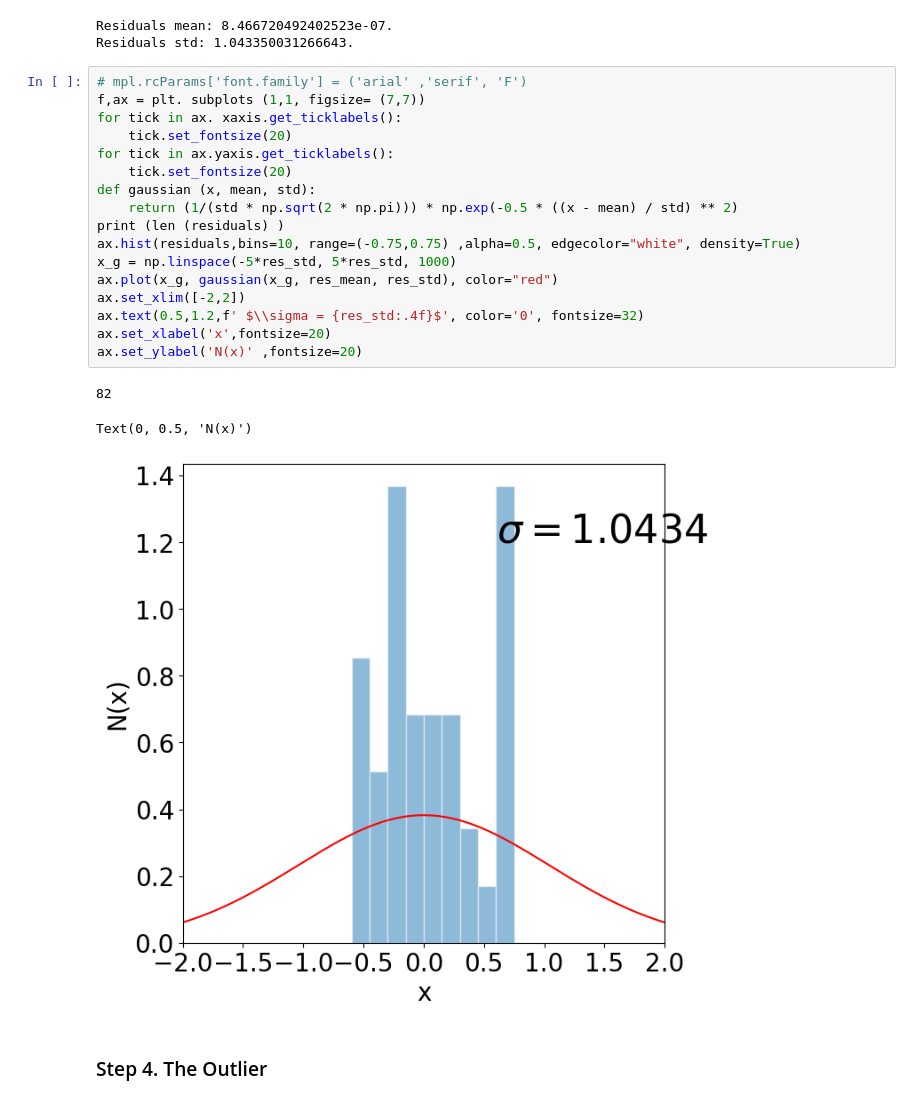
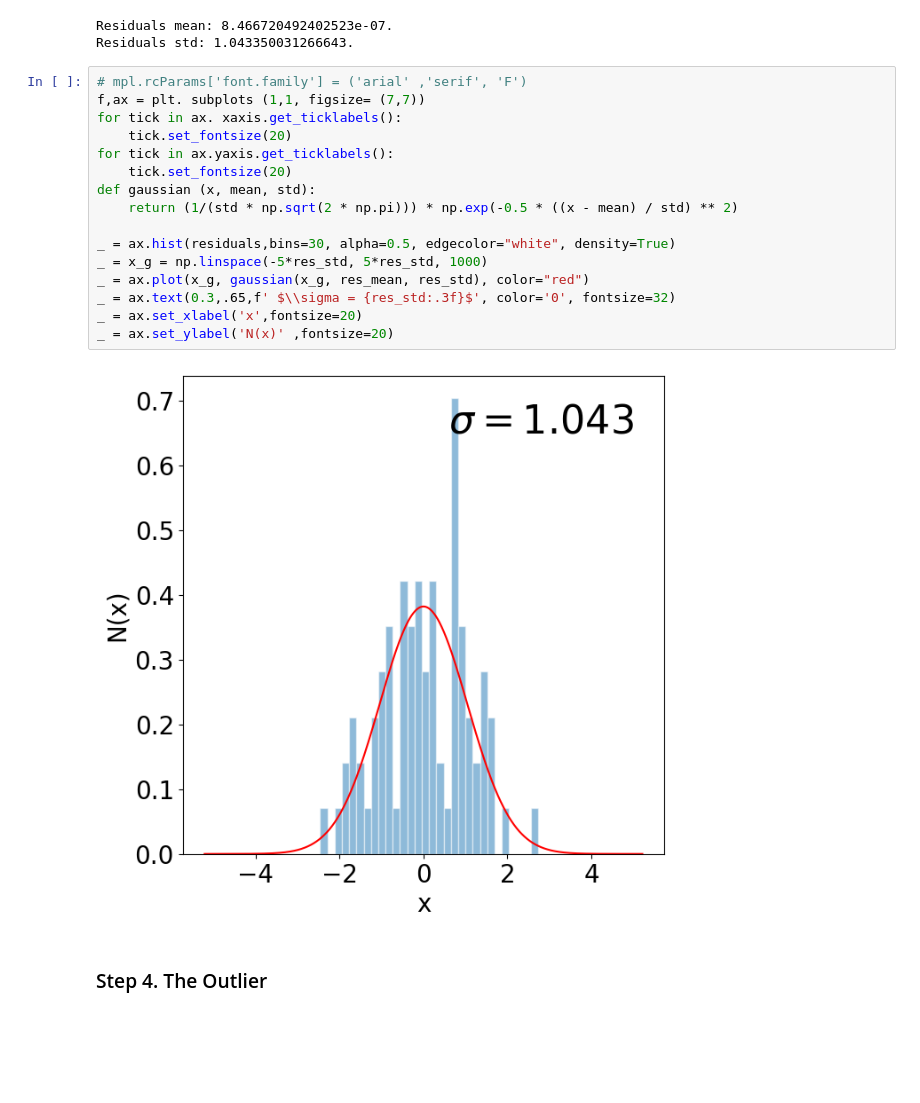
Before and after one commit to ZacharyJamesAdams/ASTR-19-Group-Project, a Jupyter notebook: main.ipynb, the cells around one changed output. Cells and saved outputs as stored; diff of their text form; blank space fills up the shorter version.

Commit message:
Fixed up gaussian

```diff
--- a/main.ipynb
+++ b/main.ipynb
@@ -179,24 +179,21 @@ Residuals std: 1.043350031266643.
 # %%
 # mpl.rcParams['font.family'] = ('arial' ,'serif', 'F')
 f,ax = plt. subplots (1,1, figsize= (7,7))
 for tick in ax. xaxis.get_ticklabels():
     tick.set_fontsize(20)
 for tick in ax.yaxis.get_ticklabels():
     tick.set_fontsize(20)
 def gaussian (x, mean, std):
     return (1/(std * np.sqrt(2 * np.pi))) * np.exp(-0.5 * ((x - mean) / std) ** 2)
-print (len (residuals) )
-ax.hist(residuals,bins=10, range=(-0.75,0.75) ,alpha=0.5, edgecolor="white", density=True)
-x_g = np.linspace(-5*res_std, 5*res_std, 1000)
-ax.plot(x_g, gaussian(x_g, res_mean, res_std), color="red")
-ax.set_xlim([-2,2])
-ax.text(0.5,1.2,f' $\\sigma = {res_std:.4f}$', color='0', fontsize=32)
-ax.set_xlabel('x',fontsize=20)
-ax.set_ylabel('N(x)' ,fontsize=20)
+
+_ = ax.hist(residuals,bins=30, alpha=0.5, edgecolor="white", density=True)
+_ = x_g = np.linspace(-5*res_std, 5*res_std, 1000)
+_ = ax.plot(x_g, gaussian(x_g, res_mean, res_std), color="red")
+_ = ax.text(0.3,.65,f' $\\sigma = {res_std:.3f}$', color='0', fontsize=32)
+_ = ax.set_xlabel('x',fontsize=20)
+_ = ax.set_ylabel('N(x)' ,fontsize=20)
 # %% [output]
-82
-Text(0, 0.5, 'N(x)')
-[figure, old version]
+[figure, new version]
 # %% [markdown]
 ### Step 4. The Outlier
 # %%
```
